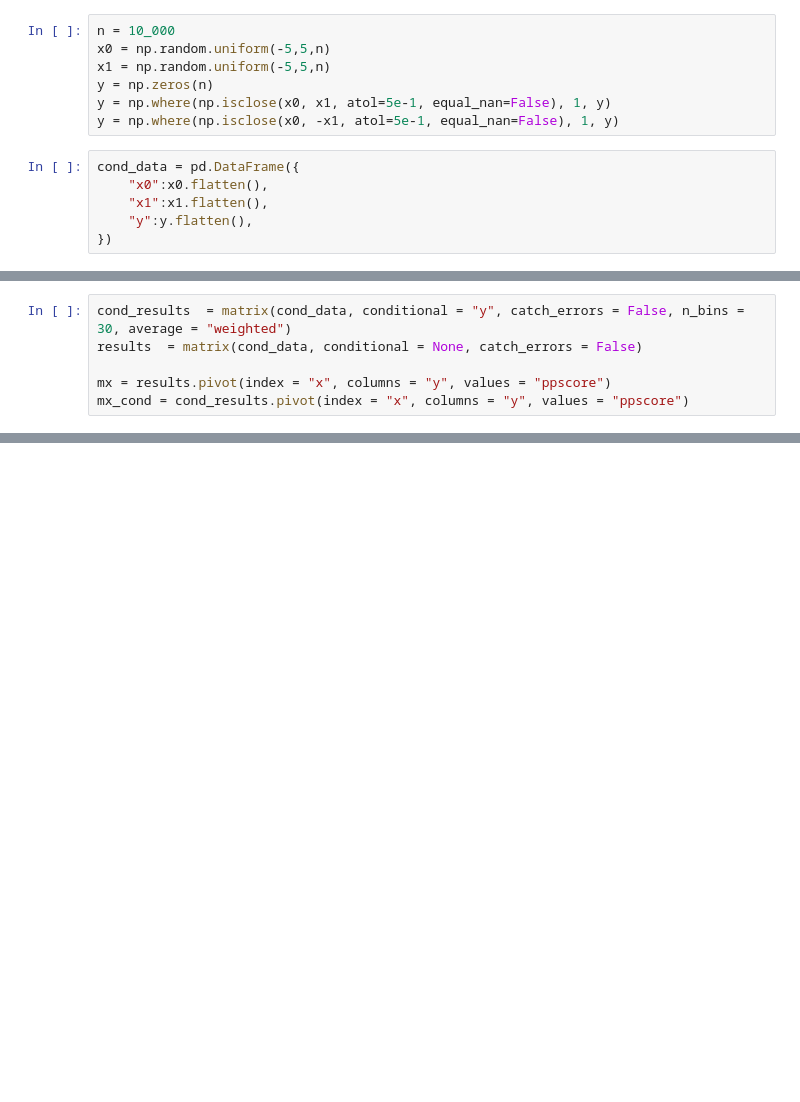
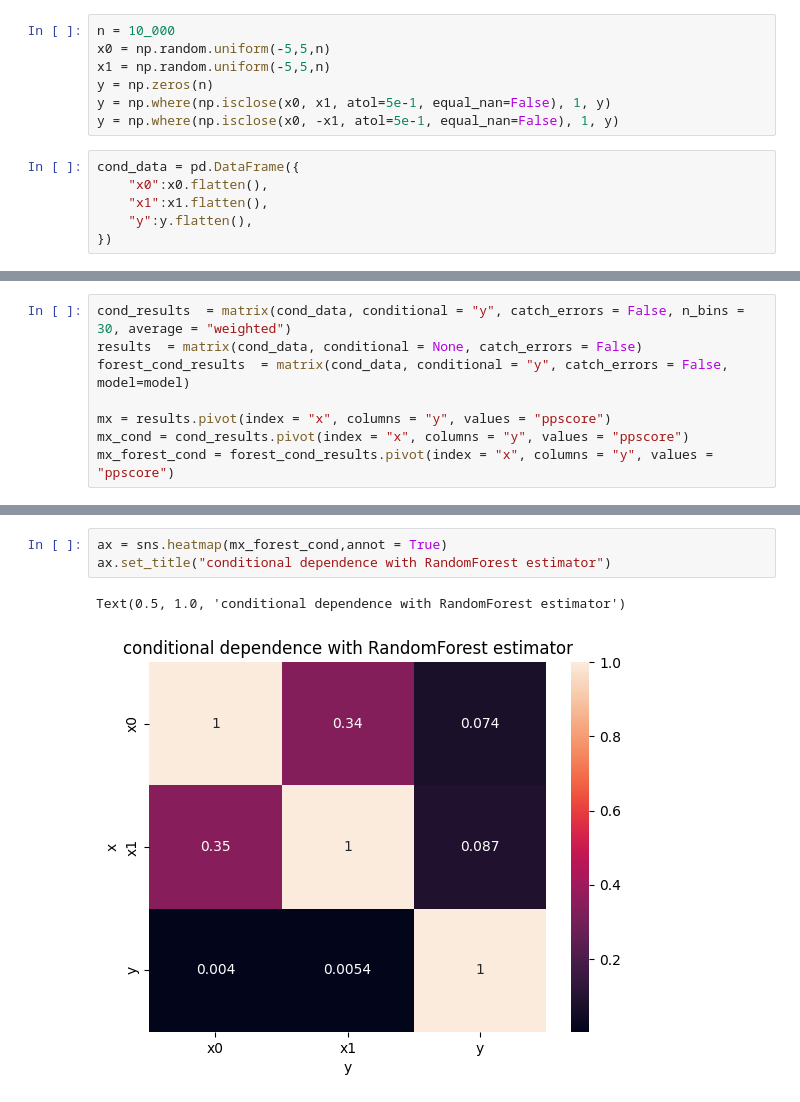
Before and after one commit to AlanGanem/ppscore, a Jupyter notebook: examples/Conditional.ipynb, the cells around one changed output, grey strips where cells are left out. Saved outputs shown, nothing was run; the diff lists cells and outputs as text; blank space fills up the shorter version.

```diff
--- a/examples/Conditional.ipynb
+++ b/examples/Conditional.ipynb
@@ -65,9 +83,11 @@ sns.histplot(data = cond_data, x="x0", hue = "y", stat = 'density', common_norm
 # %%
 cond_results  = matrix(cond_data, conditional = "y", catch_errors = False, n_bins = 30, average = "weighted")
 results  = matrix(cond_data, conditional = None, catch_errors = False)
+forest_cond_results  = matrix(cond_data, conditional = "y", catch_errors = False, model=model)
 
 mx = results.pivot(index = "x", columns = "y", values = "ppscore")
 mx_cond = cond_results.pivot(index = "x", columns = "y", values = "ppscore")
+mx_forest_cond = forest_cond_results.pivot(index = "x", columns = "y", values = "ppscore")
 # %%
 ax = sns.heatmap(mx,annot = True)
 ax.set_title("unconditional dependence")
@@ -82,0 +103,6 @@ Text(0.5, 1.0, 'conditional dependence')
+# %%
+ax = sns.heatmap(mx_forest_cond,annot = True)
+ax.set_title("conditional dependence with RandomForest estimator")
+# %% [output]
+Text(0.5, 1.0, 'conditional dependence with RandomForest estimator')
+[figure, added]
```
Also changed, not shown: parts of 10 cells of this notebook, 1 other file.
